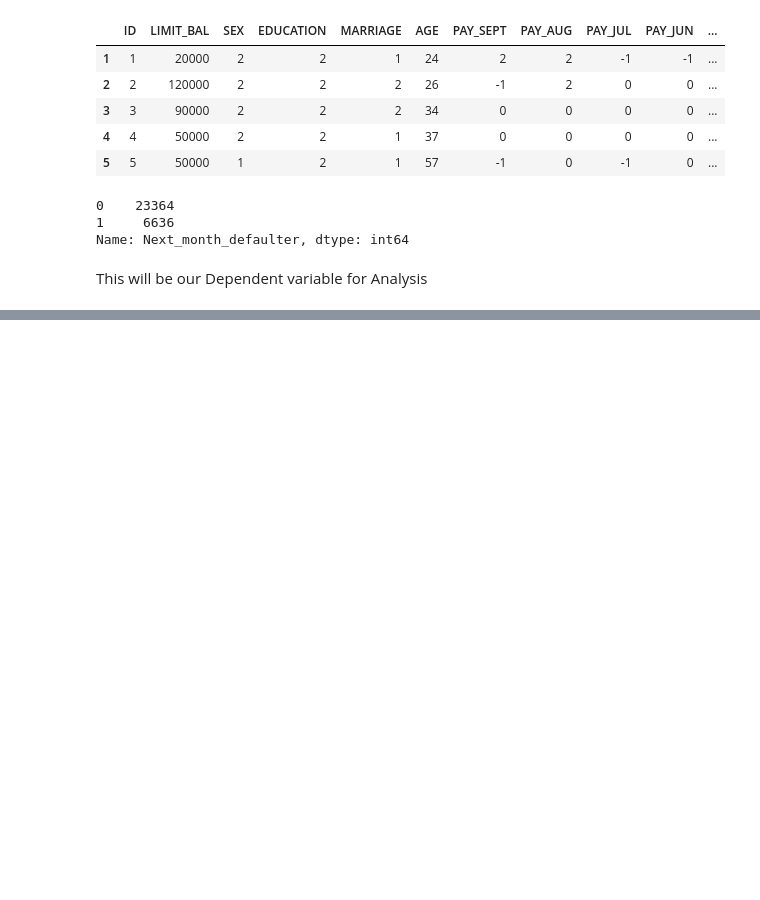
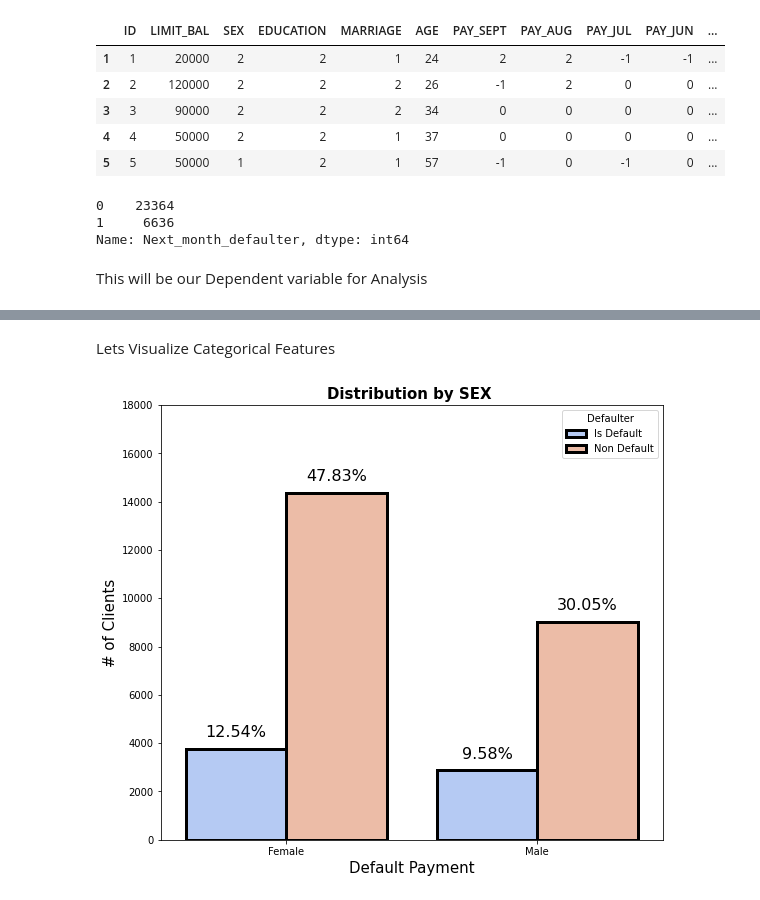
Before and after one commit to Rahman88talha/Credit_Card_Default_Prediction_Classification, a Jupyter notebook: Credit_Card_default_Prediction(Classification)_Analysis.ipynb, the cells around one changed output, grey strips where cells are left out. Cells and saved outputs as stored; diff of their text form; code cells hidden in the pictures; blank space fills up the shorter version.

```diff
--- a/Credit_Card_default_Prediction(Classification)_Analysis.ipynb
+++ b/Credit_Card_default_Prediction(Classification)_Analysis.ipynb
@@ -214,0 +274,4 @@ This will be our Dependent variable for Analysis
+# %%
+colm = (df2['EDUCATION'] == 5) | (df2['EDUCATION'] == 6) | (df2['EDUCATION'] == 0)
+df2.loc[colm, 'EDUCATION'] = 4
+df2['EDUCATION'].value_counts()
@@ -214,0 +298,4 @@ This will be our Dependent variable for Analysis
+# %%
+colm = df2['MARRIAGE'] == 0
+df2.loc[colm, 'MARRIAGE'] = 3
+df2['MARRIAGE'].value_counts()
@@ -214,0 +307,8 @@ This will be our Dependent variable for Analysis
+# %%
+cat_features = ['SEX', 'EDUCATION', 'MARRIAGE']
+df_category = df2[cat_features]
+df_category = pd.concat([df_category, df2['Defaulter']], axis=1)
+
+# lets replace the values of categorical column by names as given in the data above
+df_category.replace({'SEX':{1:'Male', 2:'Female'} , 'EDUCATION' : {1 : 'graduate school', 2 : 'university', 3 : 'high school', 4 : 'others'},
+               'MARRIAGE' : {1 : 'married', 2 : 'single', 3 : 'others'}}, inplace = True)
@@ -214,0 +329,15 @@ This will be our Dependent variable for Analysis
+# %% [markdown]
+Lets Visualize Categorical Features
+# %%
+# plotting graph for SEX [Is Defaulter or not]
+plt.figure(figsize=(9,8))
+ax = sns.countplot(x="SEX", data=df_category,  palette = 'coolwarm', hue="Defaulter" ,edgecolor = 'black',lw =3)
+plt.xlabel("Default Payment", fontsize= 15)
+plt.ylabel("# of Clients", fontsize= 15)
+plt.ylim(0,18000)
+plt.title('Distribution by SEX ',weight ='bold', fontsize= 15)
+for p in ax.patches:
+    height = p.get_height()
+    ax.text(p.get_x()+p.get_width()/2, height+500, '{:1.2f}''%'.format(height/df2.shape[0]*100),ha = "center", fontsize= 16)
+# %% [output]
+[figure, added]
```
Also changed, not shown: parts of 40 cells of this notebook.
